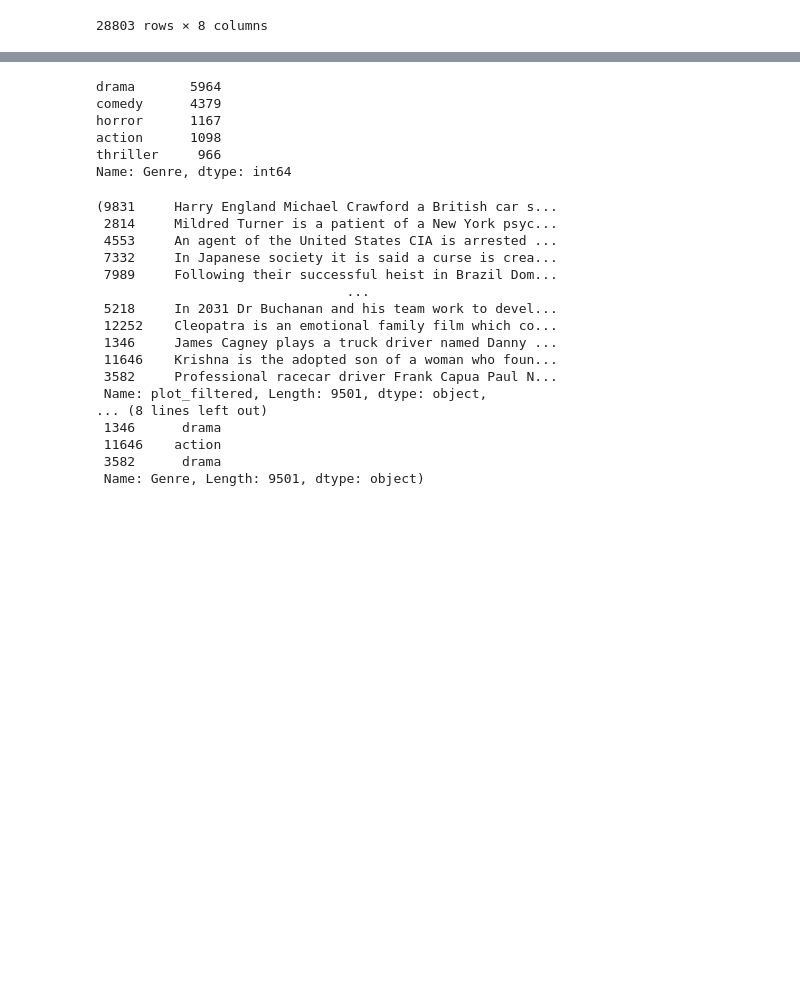
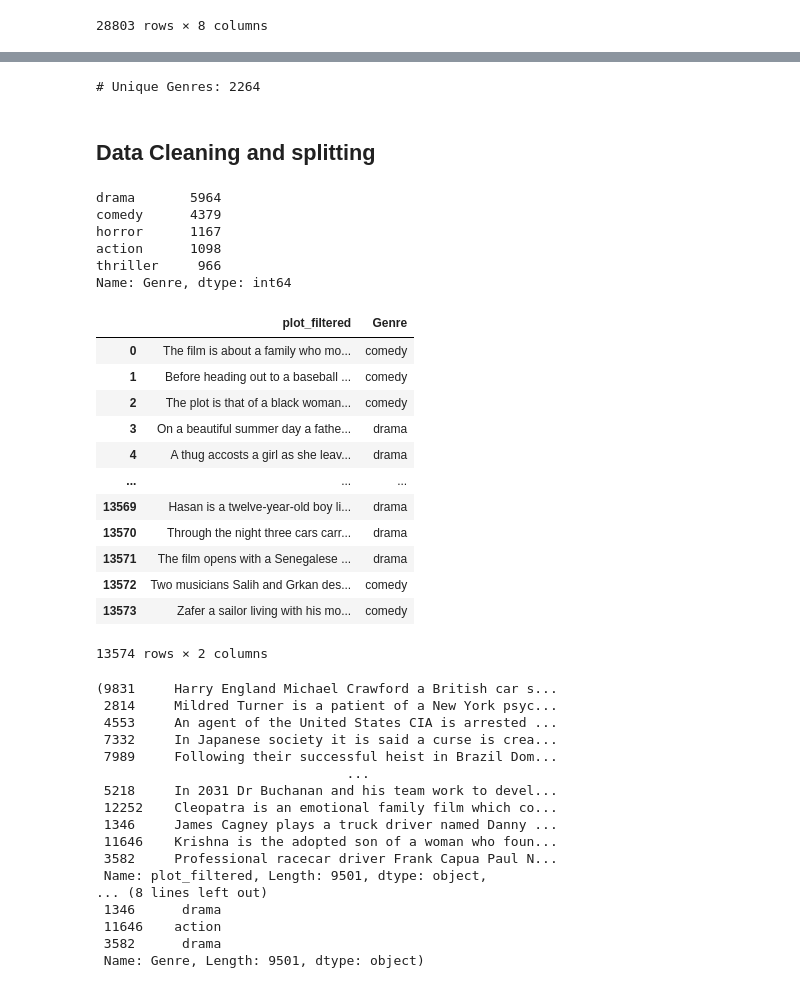
Before and after one commit to loc-vu/wiki_movie_models, a Jupyter notebook: movie_wiki.ipynb, the cells around one changed output, grey strips where cells are left out. Cells and saved outputs as stored; diff of their text form; code cells hidden in the pictures; blank space fills up the shorter version.

```diff
--- a/movie_wiki.ipynb
+++ b/movie_wiki.ipynb
@@ -41,3 +65,9 @@ wiki_data_all
+# %%
+print('# Unique Genres:', str(len(wiki_data_all['Genre'].unique())))
+# %% [output]
+# Unique Genres: 2264
+# %% [markdown]
+## Data Cleaning and splitting
 # %%
 def filter_genre(genre):
     return [g.split('(')[0].strip().lower() for g in re.split(',|/', genre) if ')' not in g]
@@ -64,6 +94,22 @@ horror      1167
 action      1098
 thriller     966
 Name: Genre, dtype: int64
+# %%
+wiki_data_reduced[['plot_filtered', 'Genre']]
+# %% [output]
+|  | plot_filtered | Genre |
+| 0 | The film is about a family who mo... | comedy |
+| 1 | Before heading out to a baseball ... | comedy |
+| 2 | The plot is that of a black woman... | comedy |
+| 3 | On a beautiful summer day a fathe... | drama |
+| 4 | A thug accosts a girl as she leav... | drama |
+| ... | ... | ... |
+| 13569 | Hasan is a twelve-year-old boy li... | drama |
+| 13570 | Through the night three cars carr... | drama |
+| 13571 | The film opens with a Senegalese ... | drama |
+| 13572 | Two musicians Salih and Grkan des... | comedy |
+| 13573 | Zafer a sailor living with his mo... | comedy |
+13574 rows × 2 columns
 # %%
 X = wiki_data_reduced['plot_filtered']
 y = wiki_data_reduced['Genre']
```
Also changed, not shown: parts of 19 cells of this notebook, 2 other files.
